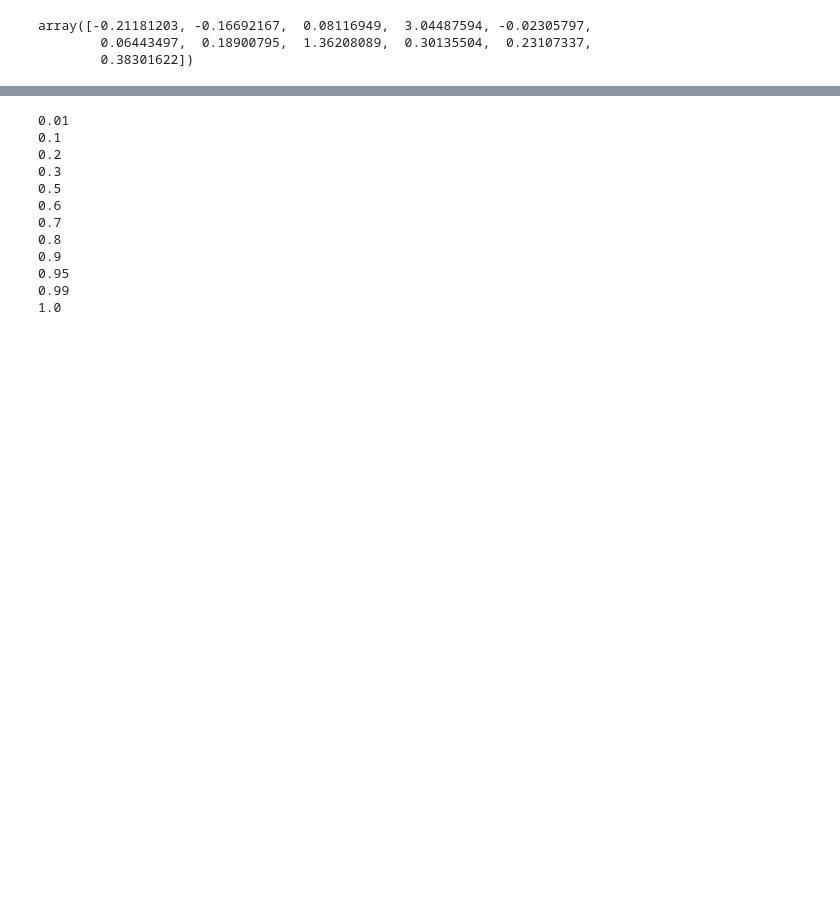
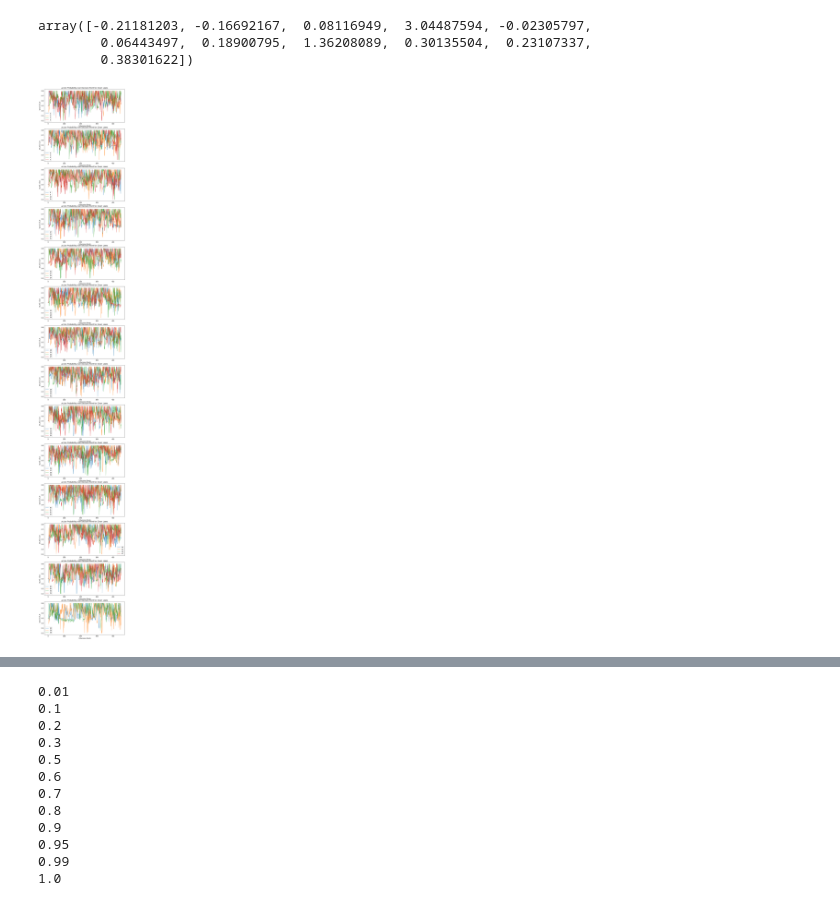
Before and after one commit to isaacxia10/heartsteps, a Jupyter notebook: BanditAlg/New Bandit Algorithm/banditThompsonCent-2.ipynb, the cells around one changed output, grey strips where cells are left out. Drawn from its saved outputs; the diff is of its cells as text; code cells hidden in the pictures; blank space fills up the shorter version.

```diff
--- a/BanditAlg/New Bandit Algorithm/banditThompsonCent-2.ipynb
+++ b/BanditAlg/New Bandit Algorithm/banditThompsonCent-2.ipynb
@@ -393,10 +446,10 @@ t = 5
 nBaseline = 1+7
 nInteract = 3 # Add 1 for bias term
 
-N_new = 20
+N_new = 55
 T_new = 90
 
 S, R, A = read_data(N, T, t, nBaseline)
 resids, Etas_fit = resid_regression(N, T, t, nBaseline, R, A, S)
-resids_new, A_new, S_new = generate_new_users(resids, A, S, 20, 90, T, t)
+resids_new, A_new, S_new = generate_new_users(resids, A, S, N_new, T_new, T, t)
 I_new = np.ones_like(A_new)
@@ -414,16 +495,6 @@ Etas_fit
 array([-0.21181203, -0.16692167,  0.08116949,  3.04487594, -0.02305797,
         0.06443497,  0.18900795,  1.36208089,  0.30135504,  0.23107337,
         0.38301622])
-# %%
-#Create a reward function from true coefficients, with residuals non-mandatory
-def reward(featVec,action,coef0,coef1, resid = 0):
-
-    nInteract = len(coef1)
-
-    predictors = np.concatenate([action * np.take(featVec,range(1,1+nInteract),-1), featVec], 0)
-    Eta = np.concatenate([coef1, coef0])
-
-    return(resid + np.dot(predictors, Eta))
 # %%
 #A simulation of above standard model.
 
@@ -540,0 +617,25 @@ def run_simulation(coef0, coef1, S_sim, I_sim, resids_sim, reward_func, prior_mo
+# %%
+prior_mdl = model(np.zeros((nInteract+nBaseline,1)),np.eye(nInteract+nBaseline))
+fc_params = [1., 5, 10]
+
+
+regret, prob, action, opt, bandit_cov, bandit_mean, bandit = run_simulation(coef0 = Etas_fit[3:11], coef1 = Etas_fit[0:3], S_sim = S_new, I_sim = I_new, resids_sim = resids_new, reward_func = reward_func, fc_params = fc_params, prior_model = prior_mdl, gamma = 0.8)
+# %%
+# QM 1
+def plot_QM1(regret, prob, action, opt, y_size = 5, x_size = 10, num_show = 4, alpha = 0.75):
+    ''' Time series of probs (\pi_t(1 | S_t)) for all t,
+    for num_show users at a time
+    '''
+    N_new = prob.shape[0]
+    num_plots = int(np.ceil(N_new/num_show))
+    fig,ax = plt.subplots(num_plots, 1, figsize = (x_size, y_size*num_plots))
+    for i in range(num_plots):
+        pd.DataFrame(prob.T).iloc[:,int(i*num_show):int((i+1)*num_show)].plot(ax = ax[i], alpha = alpha)
+        ax[i].set_title('Action Probability over Decision Point for Given Users')
+        ax[i].set_ylabel('\pi_t(1 | S_t)')
+        ax[i].set_xlabel('t (Decision Point)')
+
+
+plot_QM1(regret, prob, action, opt)
+# %% [output]
+[figure, added]
```
Also changed, not shown: parts of 45 cells of this notebook.
